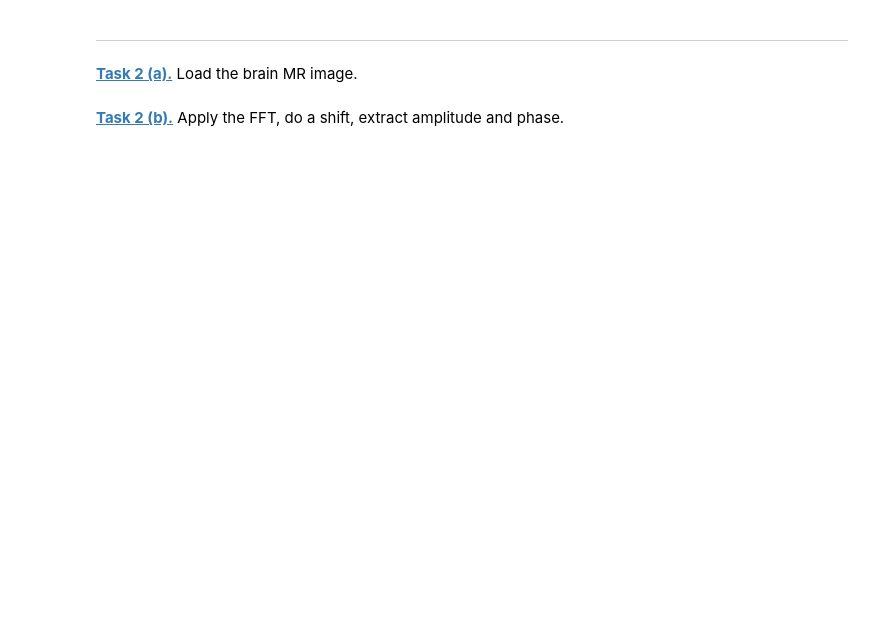
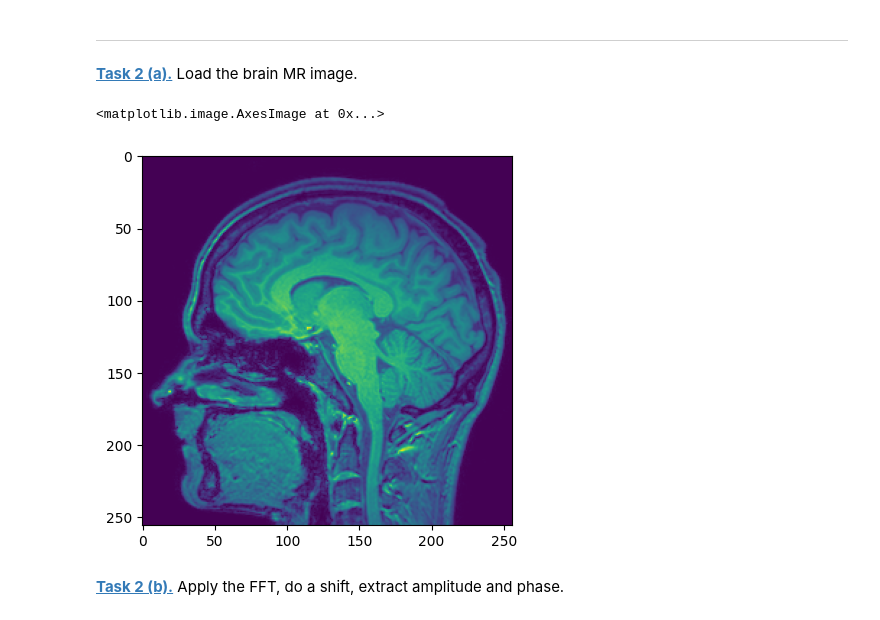
Before and after one commit to annachek3-creator/mobi-fs5-python, a Jupyter notebook: fourier.ipynb, the cells around one changed output. Saved outputs shown, nothing was run; the diff lists cells and outputs as text; code cells hidden in the pictures; blank space fills up the shorter version.

```diff
--- a/fourier.ipynb
+++ b/fourier.ipynb
@@ -27,5 +116,11 @@ plt.imshow(phase, 'gray')
 ---
 # %% [markdown]
 **[Task 2 (a).]()** Load the brain MR image.
+# %%
+brain = plt.imread('data/brain_mri.png')
+plt.imshow(brain)
+# %% [output]
+<matplotlib.image.AxesImage at 0x...>
+[figure, added]
 # %% [markdown]
 **[Task 2 (b).]()** Apply the FFT, do a shift, extract amplitude and phase.
```
Also changed, not shown: parts of 17 cells of this notebook.
